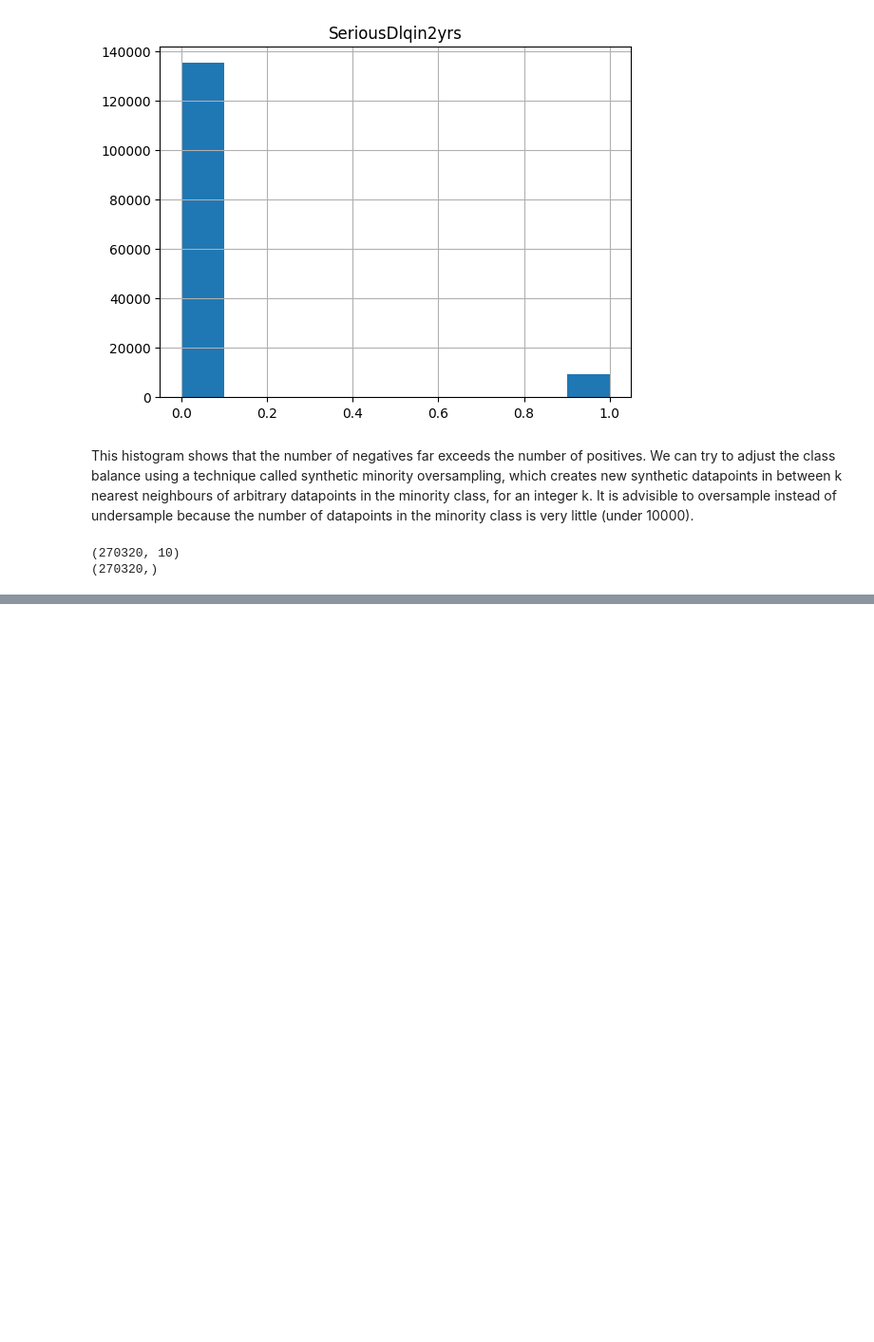
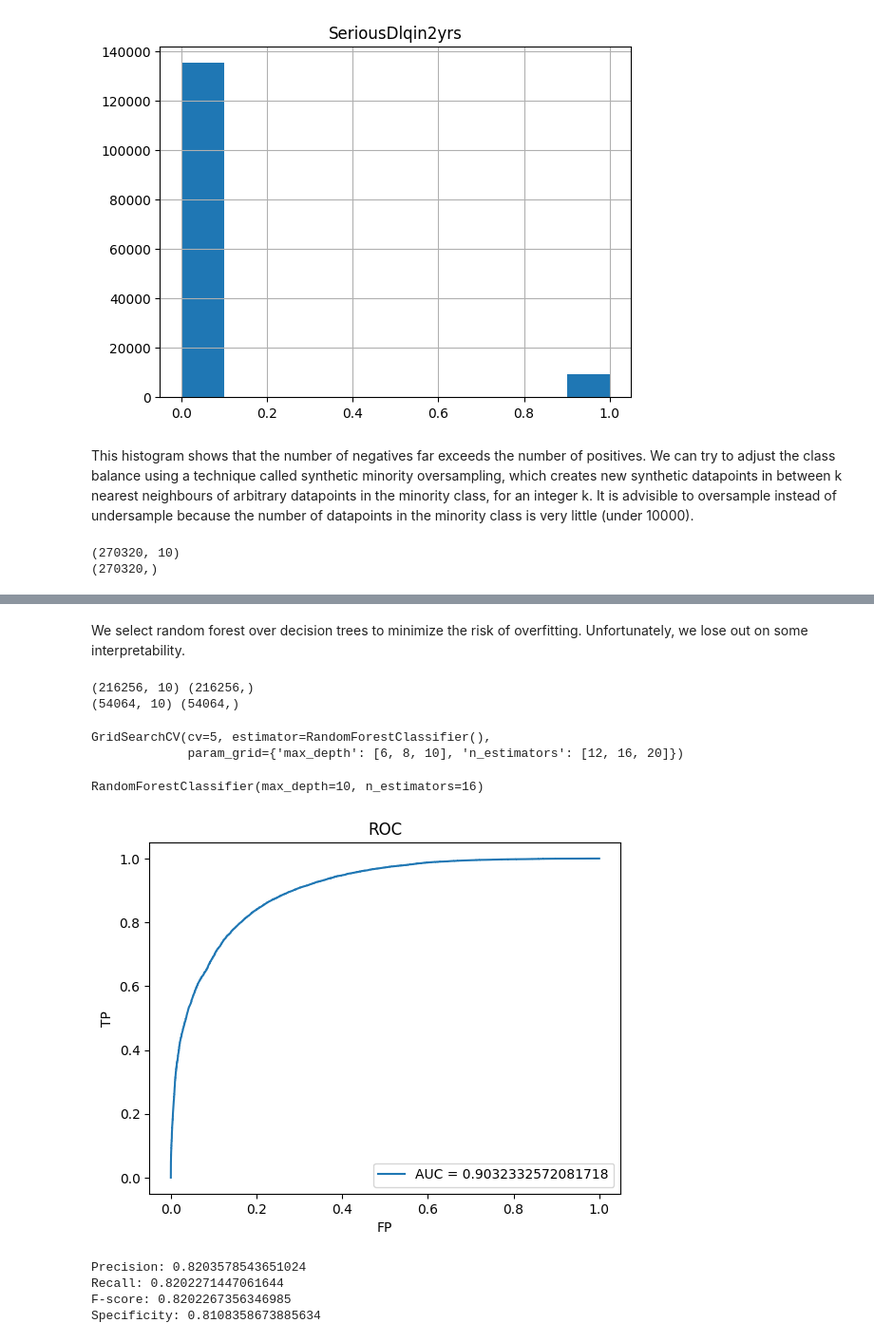
Before and after one commit to pateltanmayp/binance_assignment, a Jupyter notebook: credit.ipynb, the cells around one changed output, grey strips where cells are left out. Shown at 95% size. Cells and saved outputs as stored; diff of their text form; code cells hidden in the pictures; blank space fills up the shorter version.

Commit message:
Train and evaluate model

```diff
--- a/credit.ipynb
+++ b/credit.ipynb
@@ -206,0 +218,55 @@ print(y_balanced.shape)
+# %% [markdown]
+We select random forest over decision trees to minimize the risk of overfitting. Unfortunately, we lose out on some interpretability.
+# %%
+X_train, X_test, y_train, y_test = train_test_split(X_balanced, y_balanced, test_size=0.2, random_state=RANDOM_STATE)
+print(X_train.shape, y_train.shape)
+print(X_test.shape, y_test.shape)
+# %% [output]
+(216256, 10) (216256,)
+(54064, 10) (54064,)
+# %%
+model = RandomForestClassifier()
+# %%
+params =  {
+    'max_depth': [6, 8, 10],
+    'n_estimators': [12, 16, 20]
+}
+grid_cv = GridSearchCV(model, params, cv=5)
+grid_cv.fit(X_train, y_train)
+# %% [output]
+GridSearchCV(cv=5, estimator=RandomForestClassifier(),
+             param_grid={'max_depth': [6, 8, 10], 'n_estimators': [12, 16, 20]})
+# %%
+model_best = grid_cv.best_estimator_
+grid_cv.best_estimator_
+# %% [output]
+RandomForestClassifier(max_depth=10, n_estimators=16)
+# %%
+# Find AUC for test set to evaluate model
+y_proba = model_best.predict_proba(X_test) # Use predict_proba because we want continuous results
+y_pred = y_proba[:,1]
+fp, tp, threshold = metrics.roc_curve(y_test, y_pred)
+roc_auc = metrics.auc(fp, tp)
+plt.title('ROC')
+plt.plot(fp, tp, label = 'AUC = ' + str(roc_auc))
+plt.legend(loc = 'best')
+plt.ylabel('TP')
+plt.xlabel('FP')
+plt.show()
+# %% [output]
+[figure, added]
+# %%
+# We can assess the model with classification metrics
+y_pred_classes = model_best.predict(X_test) # Use class-wise predictions instead of continuous numeric predictions (otherwise, the classification metrics below are meaningless)
+precision, recall, fscore, _ = precision_recall_fscore_support(y_true = y_test, y_pred = y_pred_classes, average="macro")
+tn, fp, fn, tp = confusion_matrix(y_test, y_pred_classes).ravel()
+specificity = tn/(tn+fp)
+print("Precision:", precision)
+print("Recall:", recall)
+print("F-score:", fscore)
+print("Specificity:", specificity)
+# %% [output]
+Precision: 0.8203578543651024
+Recall: 0.8202271447061644
+F-score: 0.8202267356346985
+Specificity: 0.8108358673885634
```
Also changed, not shown: parts of 10 cells of this notebook.
